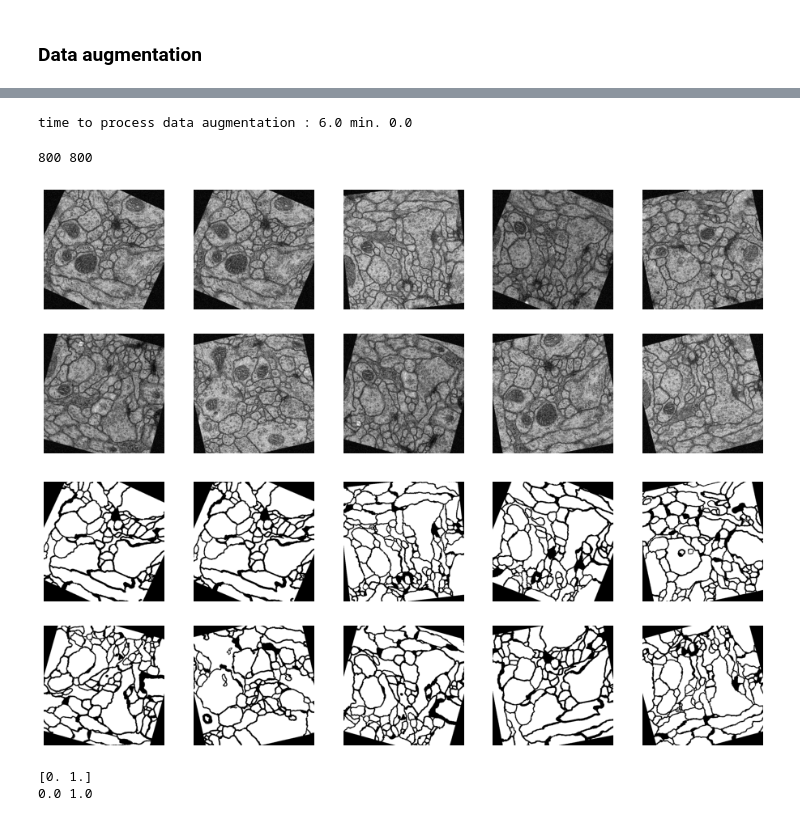
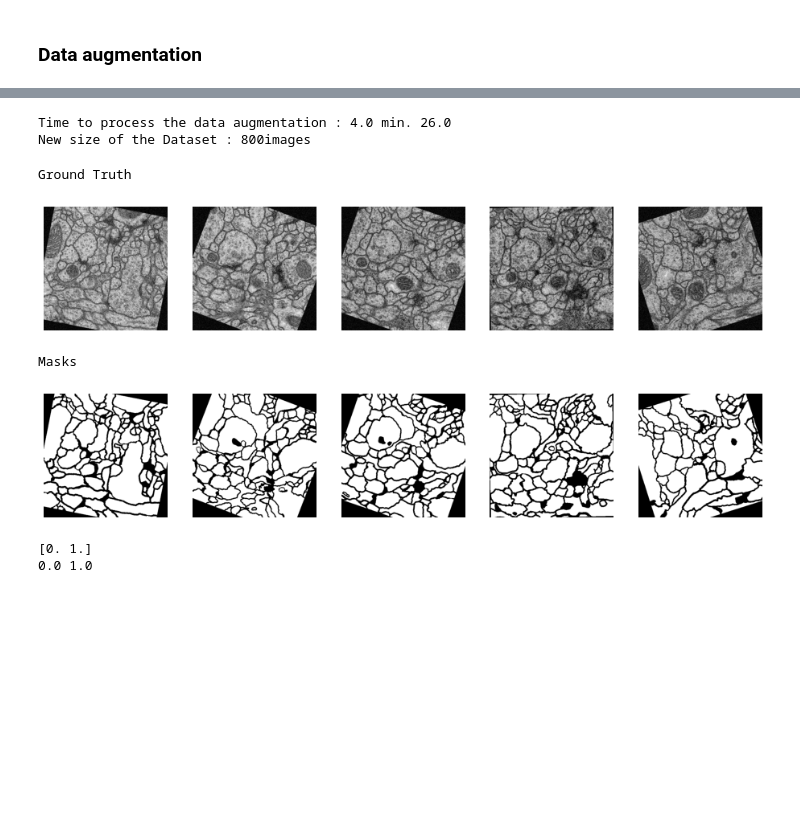
Before and after one commit to LueMar-R/P32_medical_image_segmentation, a Jupyter notebook: medical_image_segmentation.ipynb, the cells around one changed output, grey strips where cells are left out. Drawn from its saved outputs; the diff is of its cells as text; code cells hidden in the pictures; blank space fills up the shorter version.

```diff
--- a/medical_image_segmentation.ipynb
+++ b/medical_image_segmentation.ipynb
@@ -18,6 +19,18 @@ from keras import models, layers, optimizers, backend
 from keras.models import Model
 from keras.layers import Input, concatenate, Conv2D, MaxPooling2D, Conv2DTranspose
 from keras.callbacks import ModelCheckpoint
+# %%
+params = {
+    'figure.figsize': (12, 8),
+    'font.size': 10,
+    'xtick.labelsize': 12,
+    'ytick.labelsize': 12,
+    'legend.fontsize': 14,
+    'figure.titlesize': 15,
+    'axes.titlesize': 12,
+    'axes.labelsize': 14
+}
+plt.rcParams.update(params)
 # %%
 from google.colab import drive
 drive.mount('/content/drive')
@@ -144,18 +157,3 @@ def random_transformation(real, mask):
     random_flipping = random.choice(["vert", "hori", "none"])
     real, mask = [(img[::-1,:] if random_flipping=="vert" else img[:,::-1] if random_flipping=="vert" else img) for img in [real, mask]]
     return real, mask
-# %%
-# results visualisation
-random_indice = random.randrange(len(base_X_train))
-new_img, new_mask = random_transformation(base_X_train[random_indice], base_Y_train[random_indice])
-
-plt.figure(figsize = (8,8))
-plt.subplot(221)
-plt.imshow(base_X_train[random_indice], "gray", vmin=0, vmax=255)
-plt.subplot(222)
-plt.imshow(base_Y_train[random_indice], "gray", vmin=0, vmax=255)
-plt.subplot(223)
-plt.imshow(new_img, "gray")
-plt.subplot(224)
-plt.imshow(new_mask, "gray")
-plt.show()
@@ -173,11 +169,9 @@ while i<770:
     X = np.vstack((X, new_img.reshape(1, 512, 512)))
     Y = np.vstack((Y, new_mask.reshape(1, 512, 512).round(0)))
     i+=1
-print("time to process data augmentation :", (time.time()-a)//60, "min.", np.round((time.time()-a)%60, 0))
+print("Time to process the data augmentation :", (time.time()-a)//60, "min.", np.round((time.time()-a)%60, 0))
+print("New size of the Dataset : {}images".format(len(X)))
 # %% [output]
-time to process data augmentation : 6.0 min. 0.0
+Time to process the data augmentation : 4.0 min. 26.0
+New size of the Dataset : 800images
-# %%
-print(len(X), len(Y))
-# %% [output]
-800 800
 # %%
@@ -185,20 +180,24 @@ from sklearn.model_selection import train_test_split
 X_train, X_val, Y_train, Y_val = train_test_split(X, Y, test_size=0.25, random_state=42)
 # %%
 plt.figure(figsize=(16, 6))
-for i in range(10):
-  ax = plt.subplot(2, 5, i + 1)
+print("Ground Truth")
+for i in range(5):
+  ax = plt.subplot(1, 5, i + 1)
   plt.imshow(X_train[i], "gray")
   plt.axis("off")
 # %% [output]
+Ground Truth
-[figure, old version]
+[figure, new version]
 # %%
 plt.figure(figsize=(16, 6))
-for i in range(10):
-  ax = plt.subplot(2, 5, i + 1)
+print("Masks")
+for i in range(5):
+  ax = plt.subplot(1, 5, i + 1)
   plt.imshow(Y_train[i], "gray")
   plt.axis("off")
 # %% [output]
+Masks
-[figure, old version]
+[figure, new version]
 # %%
 # check that we still have 2 values for segmentation
 print(np.unique(Y_train[0]))
```
Also changed, not shown: parts of 23 cells of this notebook.
